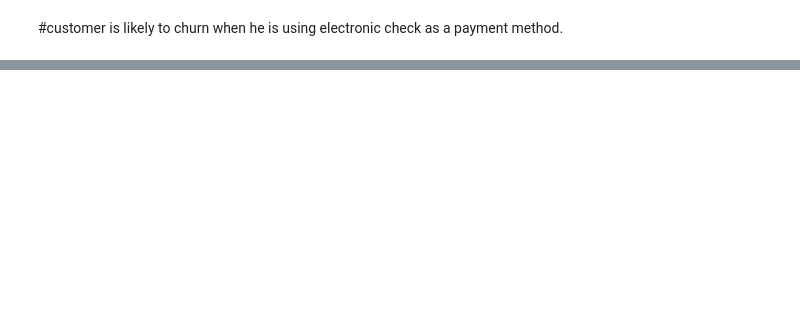
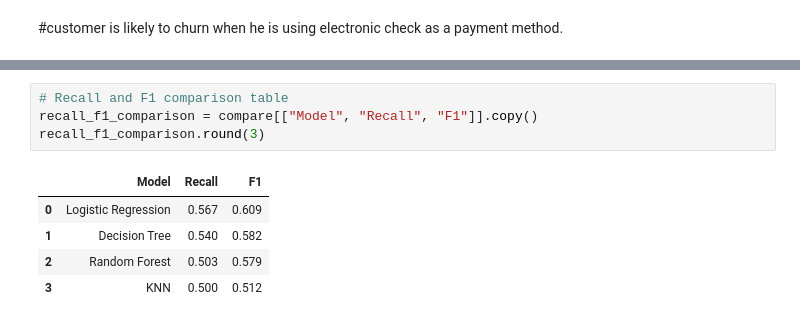
Before and after one commit to Corvus06655/telecom-customer-churn-ml-analytics, a Jupyter notebook: telecom_customer_churn_analysis.ipynb, the cells around one changed output, grey strips where cells are left out. Cells and saved outputs as stored; diff of their text form; blank space fills up the shorter version.

Commit message:
Add executed model comparison tables

```diff
--- a/telecom_customer_churn_analysis.ipynb
+++ b/telecom_customer_churn_analysis.ipynb
@@ -347,0 +402,10 @@ plt.show()
+# %%
+# Recall and F1 comparison table
+recall_f1_comparison = compare[["Model", "Recall", "F1"]].copy()
+recall_f1_comparison.round(3)
+# %% [output]
+|  | Model | Recall | F1 |
+| 0 | Logistic Regression | 0.567 | 0.609 |
+| 1 | Decision Tree | 0.540 | 0.582 |
+| 2 | Random Forest | 0.503 | 0.579 |
+| 3 | KNN | 0.500 | 0.512 |
```
Also changed, not shown: parts of 53 cells of this notebook.
